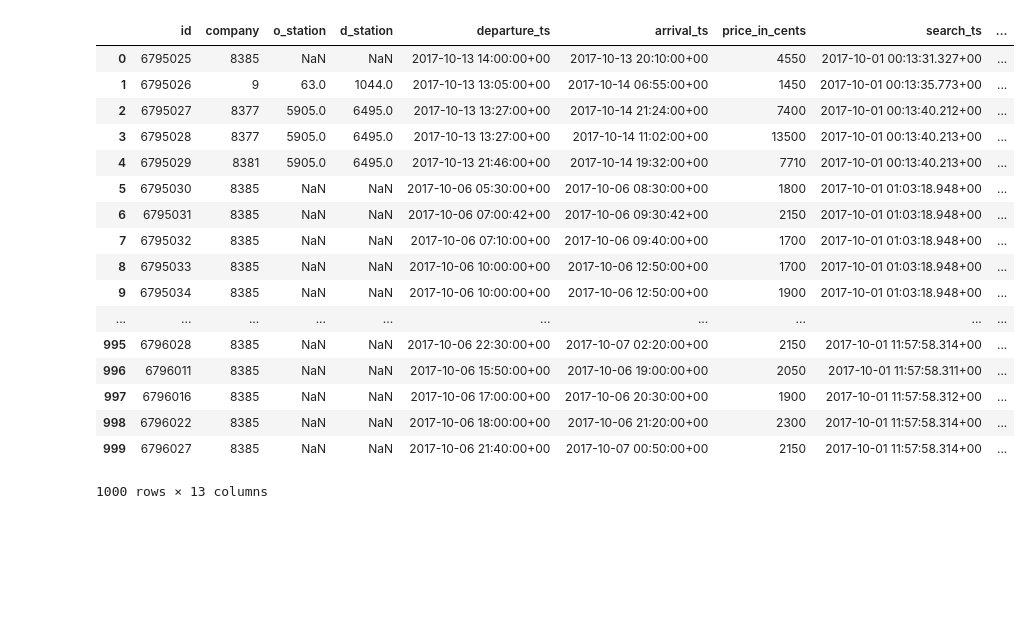
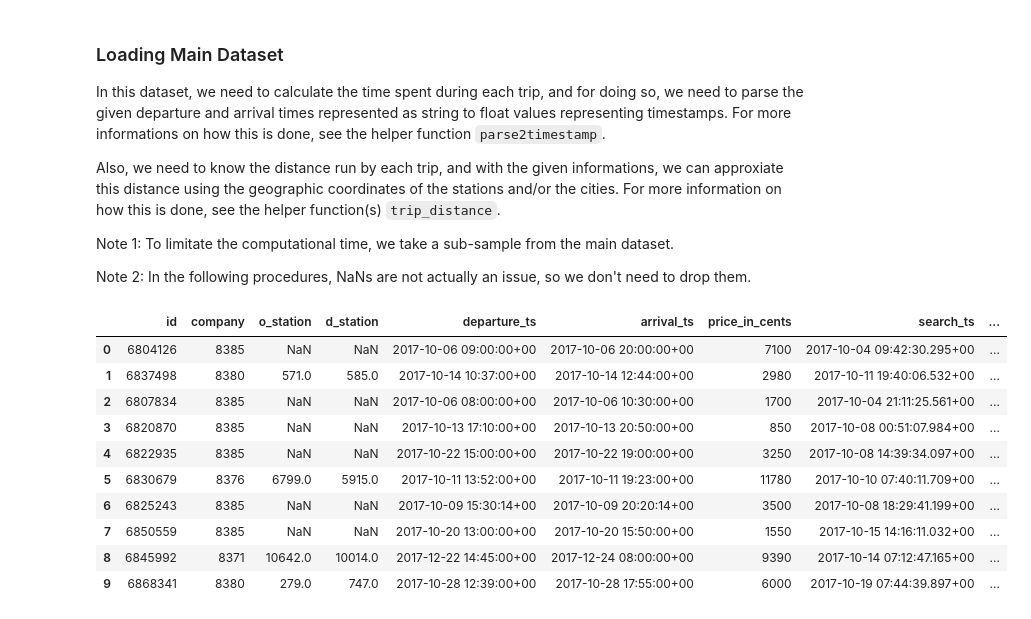
Before and after one commit to r13i/challenge-tictactrip, a Jupyter notebook: prototype-tictactrip.ipynb, the cells around one changed output. Drawn from its saved outputs; the diff is of its cells as text; code cells hidden in the pictures; blank space fills up the shorter version.

```diff
--- a/prototype-tictactrip.ipynb
+++ b/prototype-tictactrip.ipynb
@@ -13,27 +112,33 @@ def parse2timestamp(iso_time):
+# %% [markdown]
+###  Loading Main Dataset
+
+In this dataset, we need to calculate the time spent during each trip, and for doing so, we need to parse the given departure and arrival times represented as string to float values representing timestamps. For more informations on how this is done, see the helper function `parse2timestamp`.
+
+Also, we need to know the distance run by each trip, and with the given informations, we can approxiate this distance using the geographic coordinates of the stations and/or the cities. For more information on how this is done, see the helper function(s) `trip_distance`.
+
+Note 1: To limitate the computational time, we take a sub-sample from the main dataset.
+
+Note 2: In the following procedures, NaNs are not actually an issue, so we don't need to drop them.
 # %%
 tickets = pd.read_csv("./data/ticket_data.csv")
-tickets = tickets.head(1000)
+tickets = tickets.sample(frac=1.0).reset_index(drop=True)    # Taking a small subset with index reset (in order to avoid huge computations)
 
-# tickets["trip_duration"] = tickets.apply(lambda row: parse2timestamp(row["arrival_ts"]) - parse2timestamp(row["departure_ts"]), axis=1)
+# Calculating trip durations
+tickets["trip_duration"] = tickets.apply(lambda row: parse2timestamp(row["arrival_ts"]) - parse2timestamp(row["departure_ts"]), axis=1)
+
+# Trying to approximate trip distance using geographique coordinates
 tickets["trip_distance_km"] = tickets.apply(trip_distance, axis=1)
 
-tickets
+tickets.head(10)
 # %% [output]
 |  | id | company | o_station | d_station | departure_ts | arrival_ts | price_in_cents | search_ts | ... |
-| 0 | 6795025 | 8385 | NaN | NaN | 2017-10-13 14:00:00+00 | 2017-10-13 20:10:00+00 | 4550 | 2017-10-01 00:13:31.327+00 | ... |
-| 1 | 6795026 | 9 | 63.0 | 1044.0 | 2017-10-13 13:05:00+00 | 2017-10-14 06:55:00+00 | 1450 | 2017-10-01 00:13:35.773+00 | ... |
-| 2 | 6795027 | 8377 | 5905.0 | 6495.0 | 2017-10-13 13:27:00+00 | 2017-10-14 21:24:00+00 | 7400 | 2017-10-01 00:13:40.212+00 | ... |
-| 3 | 6795028 | 8377 | 5905.0 | 6495.0 | 2017-10-13 13:27:00+00 | 2017-10-14 11:02:00+00 | 13500 | 2017-10-01 00:13:40.213+00 | ... |
-| 4 | 6795029 | 8381 | 5905.0 | 6495.0 | 2017-10-13 21:46:00+00 | 2017-10-14 19:32:00+00 | 7710 | 2017-10-01 00:13:40.213+00 | ... |
-| 5 | 6795030 | 8385 | NaN | NaN | 2017-10-06 05:30:00+00 | 2017-10-06 08:30:00+00 | 1800 | 2017-10-01 01:03:18.948+00 | ... |
-| 6 | 6795031 | 8385 | NaN | NaN | 2017-10-06 07:00:42+00 | 2017-10-06 09:30:42+00 | 2150 | 2017-10-01 01:03:18.948+00 | ... |
-| 7 | 6795032 | 8385 | NaN | NaN | 2017-10-06 07:10:00+00 | 2017-10-06 09:40:00+00 | 1700 | 2017-10-01 01:03:18.948+00 | ... |
-| 8 | 6795033 | 8385 | NaN | NaN | 2017-10-06 10:00:00+00 | 2017-10-06 12:50:00+00 | 1700 | 2017-10-01 01:03:18.948+00 | ... |
-| 9 | 6795034 | 8385 | NaN | NaN | 2017-10-06 10:00:00+00 | 2017-10-06 12:50:00+00 | 1900 | 2017-10-01 01:03:18.948+00 | ... |
-| ... | ... | ... | ... | ... | ... | ... | ... | ... | ... |
-| 995 | 6796028 | 8385 | NaN | NaN | 2017-10-06 22:30:00+00 | 2017-10-07 02:20:00+00 | 2150 | 2017-10-01 11:57:58.314+00 | ... |
-| 996 | 6796011 | 8385 | NaN | NaN | 2017-10-06 15:50:00+00 | 2017-10-06 19:00:00+00 | 2050 | 2017-10-01 11:57:58.311+00 | ... |
-| 997 | 6796016 | 8385 | NaN | NaN | 2017-10-06 17:00:00+00 | 2017-10-06 20:30:00+00 | 1900 | 2017-10-01 11:57:58.312+00 | ... |
-| 998 | 6796022 | 8385 | NaN | NaN | 2017-10-06 18:00:00+00 | 2017-10-06 21:20:00+00 | 2300 | 2017-10-01 11:57:58.314+00 | ... |
-| 999 | 6796027 | 8385 | NaN | NaN | 2017-10-06 21:40:00+00 | 2017-10-07 00:50:00+00 | 2150 | 2017-10-01 11:57:58.314+00 | ... |
+| 0 | 6804126 | 8385 | NaN | NaN | 2017-10-06 09:00:00+00 | 2017-10-06 20:00:00+00 | 7100 | 2017-10-04 09:42:30.295+00 | ... |
+| 1 | 6837498 | 8380 | 571.0 | 585.0 | 2017-10-14 10:37:00+00 | 2017-10-14 12:44:00+00 | 2980 | 2017-10-11 19:40:06.532+00 | ... |
+| 2 | 6807834 | 8385 | NaN | NaN | 2017-10-06 08:00:00+00 | 2017-10-06 10:30:00+00 | 1700 | 2017-10-04 21:11:25.561+00 | ... |
+| 3 | 6820870 | 8385 | NaN | NaN | 2017-10-13 17:10:00+00 | 2017-10-13 20:50:00+00 | 850 | 2017-10-08 00:51:07.984+00 | ... |
+| 4 | 6822935 | 8385 | NaN | NaN | 2017-10-22 15:00:00+00 | 2017-10-22 19:00:00+00 | 3250 | 2017-10-08 14:39:34.097+00 | ... |
+| 5 | 6830679 | 8376 | 6799.0 | 5915.0 | 2017-10-11 13:52:00+00 | 2017-10-11 19:23:00+00 | 11780 | 2017-10-10 07:40:11.709+00 | ... |
+| 6 | 6825243 | 8385 | NaN | NaN | 2017-10-09 15:30:14+00 | 2017-10-09 20:20:14+00 | 3500 | 2017-10-08 18:29:41.199+00 | ... |
+| 7 | 6850559 | 8385 | NaN | NaN | 2017-10-20 13:00:00+00 | 2017-10-20 15:50:00+00 | 1550 | 2017-10-15 14:16:11.032+00 | ... |
+| 8 | 6845992 | 8371 | 10642.0 | 10014.0 | 2017-12-22 14:45:00+00 | 2017-12-24 08:00:00+00 | 9390 | 2017-10-14 07:12:47.165+00 | ... |
+| 9 | 6868341 | 8380 | 279.0 | 747.0 | 2017-10-28 12:39:00+00 | 2017-10-28 17:55:00+00 | 6000 | 2017-10-19 07:44:39.897+00 | ... |
-1000 rows × 13 columns
```
Also changed, not shown: parts of 20 cells of this notebook.
